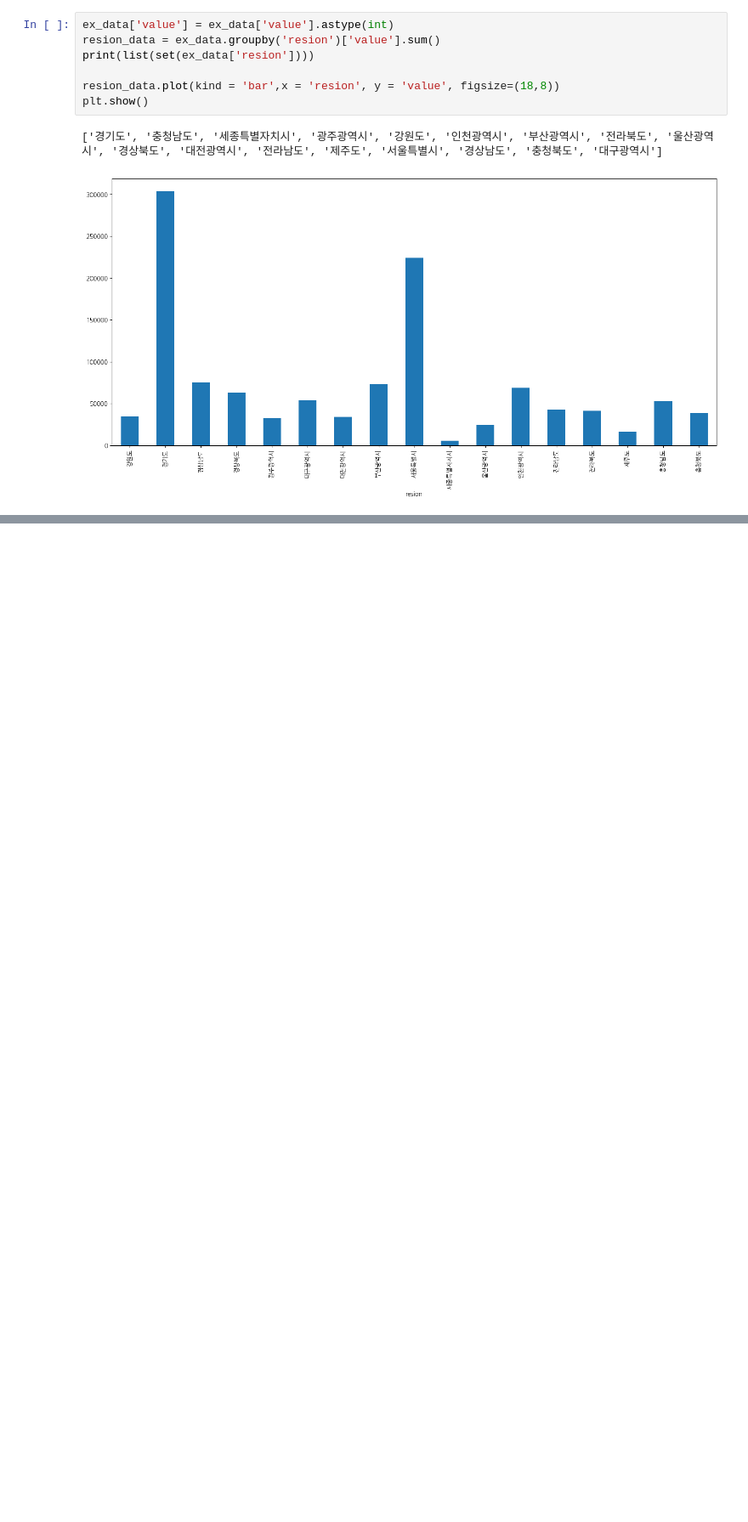
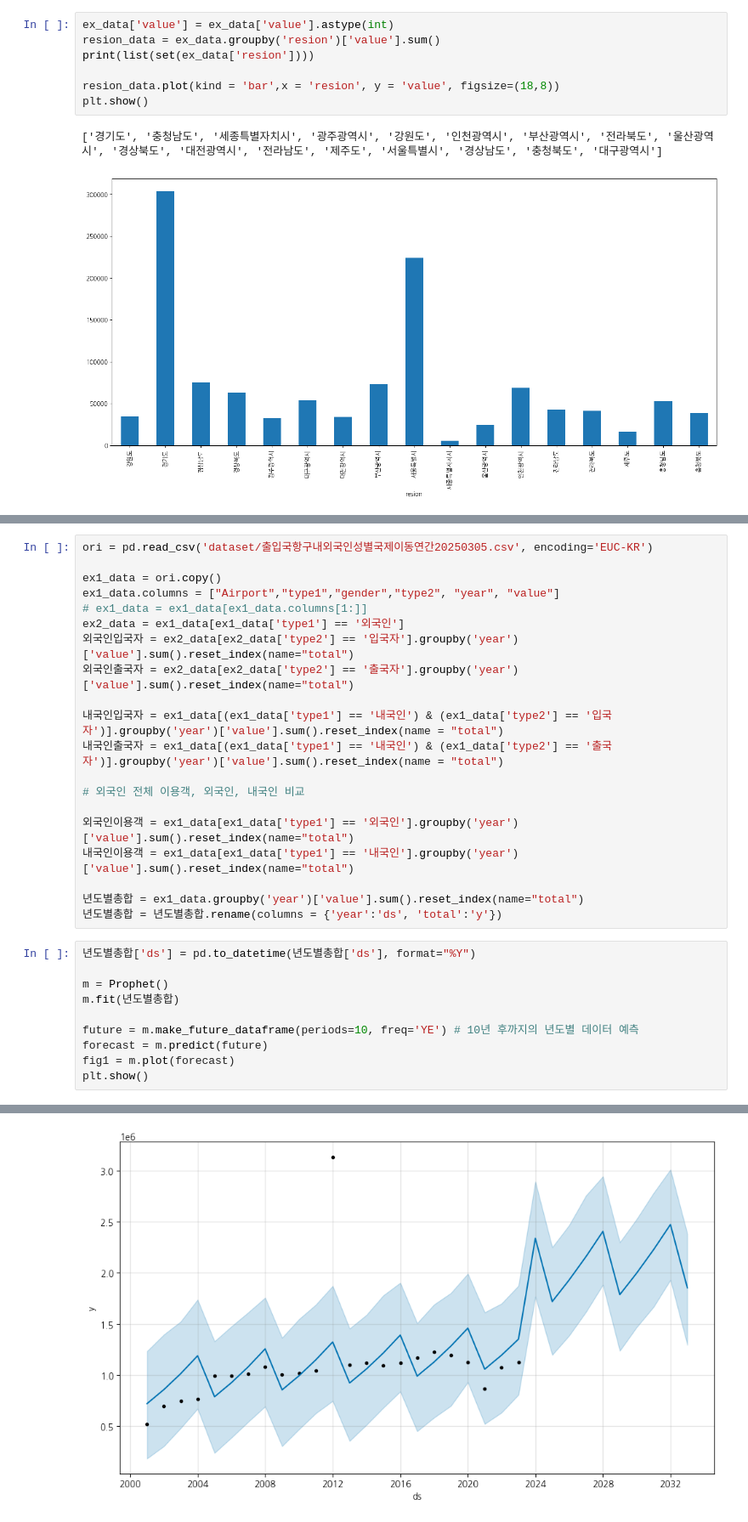
Before and after one commit to JeongHui-seong/py_hs01, a Jupyter notebook: python11.ipynb, the cells around one changed output, grey strips where cells are left out. Shown at 85% size. Cells and saved outputs as stored; diff of their text form; blank space fills up the shorter version.

```diff
--- a/python11.ipynb
+++ b/python11.ipynb
@@ -921,0 +923,31 @@ plt.show()
+# %%
+ori = pd.read_csv('dataset/출입국항구내외국인성별국제이동연간20250305.csv', encoding='EUC-KR')
+
+ex1_data = ori.copy()
+ex1_data.columns = ["Airport","type1","gender","type2", "year", "value"]
+# ex1_data = ex1_data[ex1_data.columns[1:]]
+ex2_data = ex1_data[ex1_data['type1'] == '외국인']
+외국인입국자 = ex2_data[ex2_data['type2'] == '입국자'].groupby('year')['value'].sum().reset_index(name="total")
+외국인출국자 = ex2_data[ex2_data['type2'] == '출국자'].groupby('year')['value'].sum().reset_index(name="total")
+
+내국인입국자 = ex1_data[(ex1_data['type1'] == '내국인') & (ex1_data['type2'] == '입국자')].groupby('year')['value'].sum().reset_index(name = "total")
+내국인출국자 = ex1_data[(ex1_data['type1'] == '내국인') & (ex1_data['type2'] == '출국자')].groupby('year')['value'].sum().reset_index(name = "total")
+
+# 외국인 전체 이용객, 외국인, 내국인 비교
+
+외국인이용객 = ex1_data[ex1_data['type1'] == '외국인'].groupby('year')['value'].sum().reset_index(name="total")
+내국인이용객 = ex1_data[ex1_data['type1'] == '내국인'].groupby('year')['value'].sum().reset_index(name="total")
+
+년도별총합 = ex1_data.groupby('year')['value'].sum().reset_index(name="total")
+년도별총합 = 년도별총합.rename(columns = {'year':'ds', 'total':'y'})
+# %%
+년도별총합['ds'] = pd.to_datetime(년도별총합['ds'], format="%Y")
+
+m = Prophet()
+m.fit(년도별총합)
+
+future = m.make_future_dataframe(periods=10, freq='YE') # 10년 후까지의 년도별 데이터 예측
+forecast = m.predict(future)
+fig1 = m.plot(forecast)
+plt.show()
+# %% [output]
@@ -921,0 +956 @@ plt.show()
+[figure, added]
```
Also changed, not shown: parts of 7 cells of this notebook, 9 other files.
